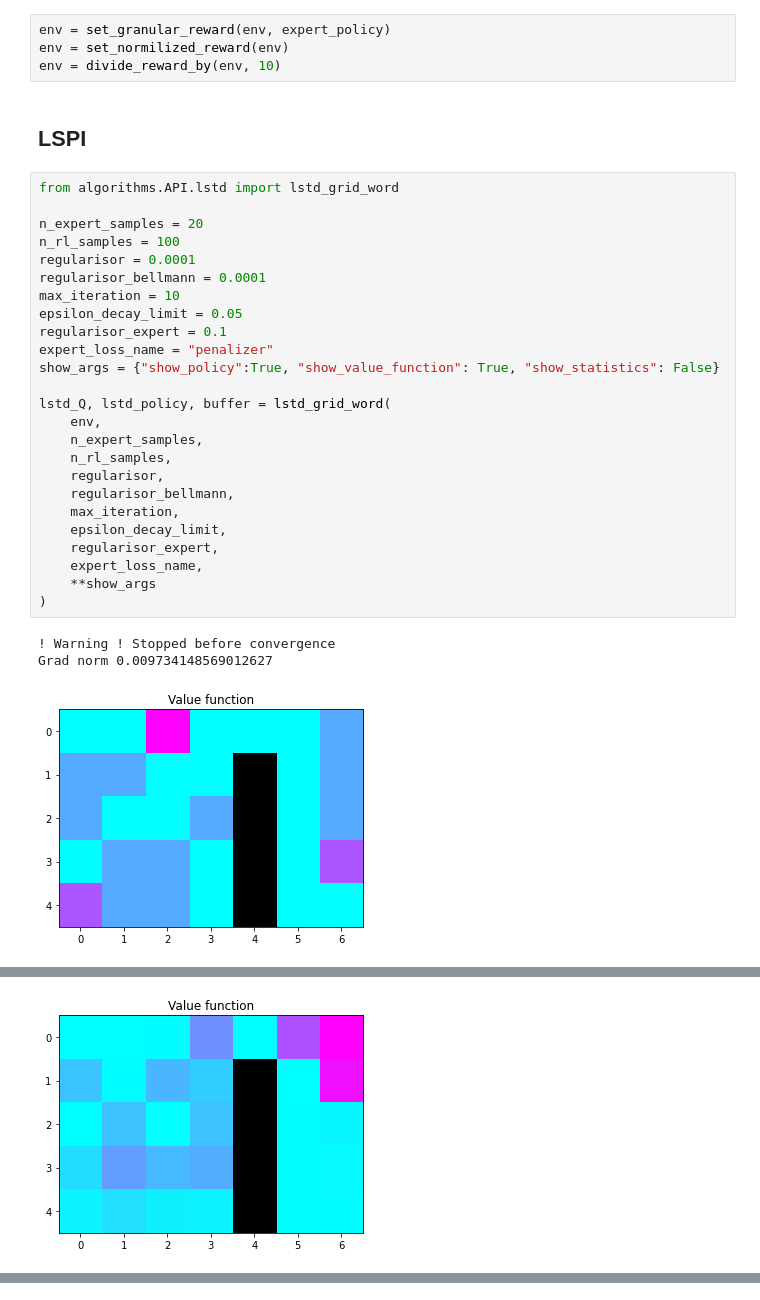
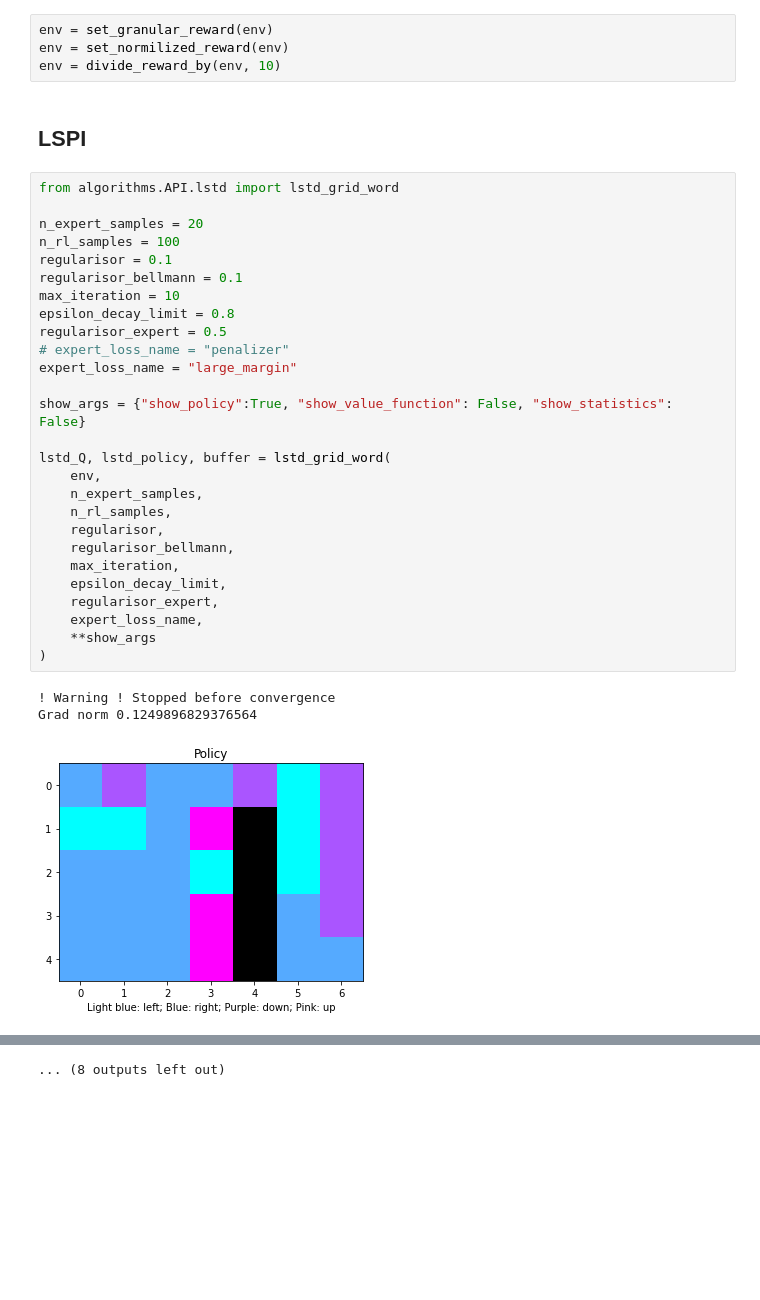
Before and after one commit to theovincent/ReinforcementLearningWithDemonstration, a Jupyter notebook: simulators/grid_world/APID.ipynb, the cells around one changed output, grey strips where cells are left out. Saved outputs shown, nothing was run; the diff lists cells and outputs as text; blank space fills up the shorter version.

```diff
--- a/simulators/grid_world/APID.ipynb
+++ b/simulators/grid_world/APID.ipynb
@@ -33,7 +20,7 @@ env.display_policy(expert_Q)
 # %% [markdown]
 ### Change reward to granular setting
 # %%
-env = set_granular_reward(env, expert_policy)
+env = set_granular_reward(env)
 env = set_normilized_reward(env)
 env = divide_reward_by(env, 10)
 # %% [markdown]
@@ -41,29 +28,31 @@ env = divide_reward_by(env, 10)
 # %%
 from algorithms.API.lstd import lstd_grid_word
 
 n_expert_samples = 20
 n_rl_samples = 100
-regularisor = 0.0001
-regularisor_bellmann = 0.0001
+regularisor = 0.1
+regularisor_bellmann = 0.1
 max_iteration = 10
-epsilon_decay_limit = 0.05
-regularisor_expert = 0.1
-expert_loss_name = "penalizer"
-show_args = {"show_policy":True, "show_value_function": True, "show_statistics": False}
+epsilon_decay_limit = 0.8
+regularisor_expert = 0.5
+# expert_loss_name = "penalizer"
+expert_loss_name = "large_margin"
+
+show_args = {"show_policy":True, "show_value_function": False, "show_statistics": False}
 
 lstd_Q, lstd_policy, buffer = lstd_grid_word(
     env,
     n_expert_samples,
     n_rl_samples,
     regularisor,
     regularisor_bellmann,
     max_iteration,
     epsilon_decay_limit,
     regularisor_expert,
     expert_loss_name,
     **show_args
 )
 # %% [output]
 ! Warning ! Stopped before convergence
-Grad norm 0.009734148569012627
+Grad norm 0.1249896829376564
-[figure, old version]
+[figure, new version]
@@ -75 +73,0 @@ Grad norm 0.009734148569012627
-[figure, removed]
@@ -77,0 +74 @@ KeyboardInterrupt:
+... (8 outputs left out)
```
Also changed, not shown: parts of 5 cells of this notebook, 8 other files.
